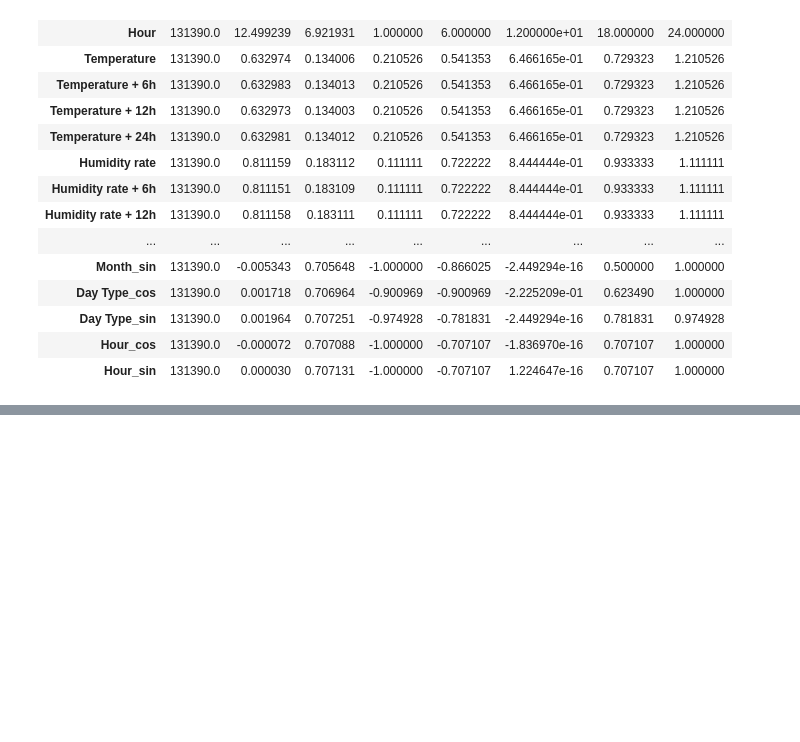
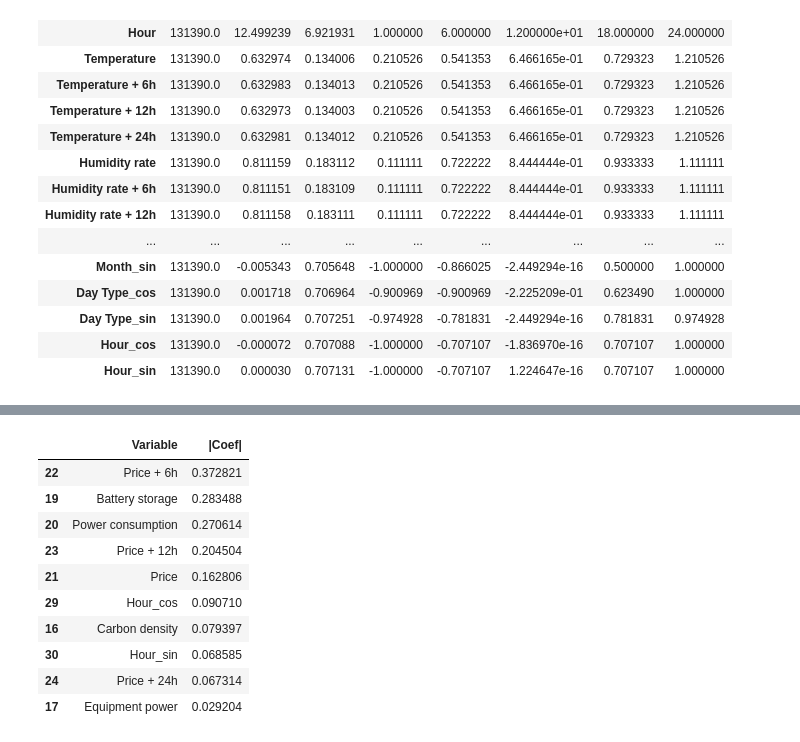
Before and after one commit to ThomasCosyn/ReinforcmentLearning, a Jupyter notebook: exploration.ipynb, the cells around one changed output, grey strips where cells are left out. Saved outputs shown, nothing was run; the diff lists cells and outputs as text; code cells hidden in the pictures; blank space fills up the shorter version.

```diff
--- a/exploration.ipynb
+++ b/exploration.ipynb
@@ -121,0 +149,10 @@ df_enc.describe().transpose()
+# %%
+trigo_encoding = ["Month", "Day Type", "Hour"]
+df_LR = df.copy()
+for col in names:
+    if col in trigo_encoding:
+        df_LR[col + "_cos"] = np.cos((df_LR[col] * 2 * np.pi)/stats['max'][[col]][0])
+        df_LR[col + "_sin"] = np.sin((df_LR[col] * 2 * np.pi)/stats['max'][[col]][0])
+
+df_LR["C"] = df_LR["Price"] * df_LR["Power consumption"]
+df_LR["G"] = df_LR["Carbon density"] * df_LR["Power consumption"]
@@ -121,0 +173,7 @@ df_enc.describe().transpose()
+# %%
+cols = ["Temperature", "Temperature + 6h", "Temperature + 12h", "Temperature + 24h", "Humidity rate", "Humidity rate + 6h", "Humidity rate + 12h", "Humidity rate + 24h", "Diffuse sun", "Diffuse sun + 6h", "Diffuse sun + 12h", "Diffuse sun + 24h", "Direct sun", "Direct sun + 6h", "Direct sun + 12h", "Direct sun + 24h", "Carbon density", "Equipment power", "Solar Power", "Battery storage", "Power consumption", "Price", "Price + 6h", "Price + 12h", "Price + 24h", "Month_cos", "Month_sin", "Day Type_cos", "Day Type_sin", "Hour_cos", "Hour_sin"]
+X = df_LR[cols]
+yC = df_LR[["C"]]
+yG = df_LR[["G"]]
+regC = LinearRegression().fit(X, yC)
+regG = LinearRegression().fit(X, yG)
@@ -121,0 +194,18 @@ df_enc.describe().transpose()
+# %%
+fimportanceC = pd.DataFrame([[cols[i], abs(regC.coef_[0][i])] for i in range(len(cols))], columns = ['Variable', '|Coef|'])
+fimportanceG = pd.DataFrame([[cols[i], abs(regG.coef_[0][i])] for i in range(len(cols))], columns = ['Variable', '|Coef|'])
+# %%
+fimportanceC.astype({'|Coef|' : 'float64'}).dtypes
+fimportanceC.sort_values(by = "|Coef|", ascending = False).head(10)
+# %% [output]
+|  | Variable | |Coef| |
+| 22 | Price + 6h | 0.372821 |
+| 19 | Battery storage | 0.283488 |
+| 20 | Power consumption | 0.270614 |
+| 23 | Price + 12h | 0.204504 |
+| 21 | Price | 0.162806 |
+| 29 | Hour_cos | 0.090710 |
+| 16 | Carbon density | 0.079397 |
+| 30 | Hour_sin | 0.068585 |
+| 24 | Price + 24h | 0.067314 |
+| 17 | Equipment power | 0.029204 |
```
Also changed, not shown: parts of 10 cells of this notebook, 5 other files.
